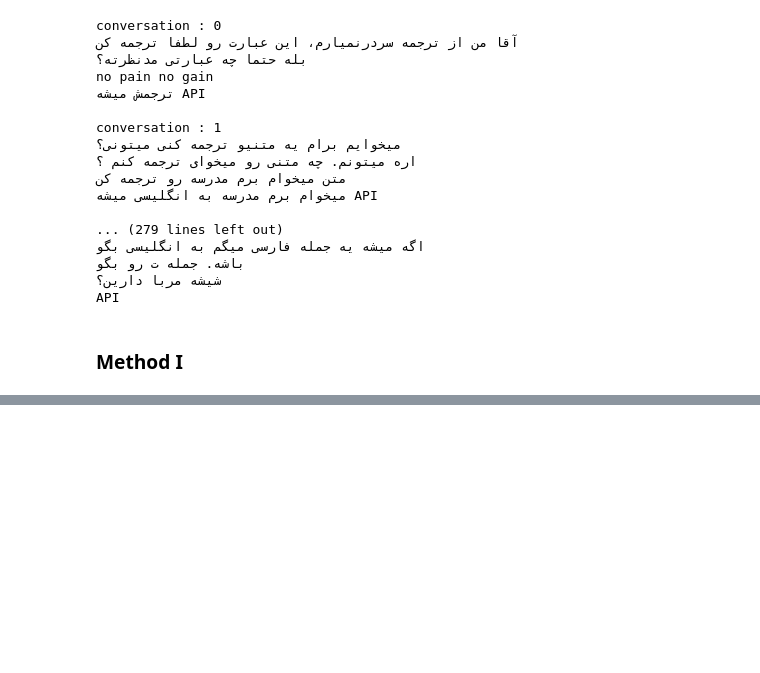
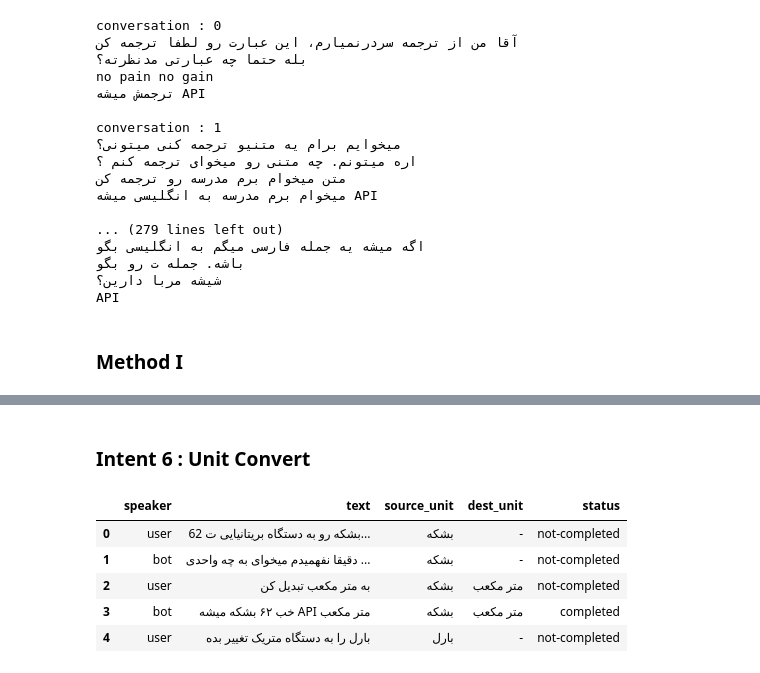
Before and after one commit to Precioux/Eunoia-Plus, a Jupyter notebook: DST.ipynb, the cells around one changed output, grey strips where cells are left out. Drawn from its saved outputs; the diff is of its cells as text; code cells hidden in the pictures; blank space fills up the shorter version.

```diff
--- a/DST.ipynb
+++ b/DST.ipynb
@@ -1944,0 +2104,16 @@ query3 = f"INSERT INTO dst_table ( Source_language, Dest_language, Sentence) VAL
+# %% [markdown]
+### Intent 6 : Unit Convert
+# %%
+# Load the Excel file
+file_path = 'data/unit_convert.xlsx'
+df = pd.read_excel(file_path)
+
+# Display the first few rows of the dataframe
+df.head()
+# %% [output]
+|  | speaker | text | source_unit | dest_unit | status |
+| 0 | user | 62 بشکه رو به دستگاه بریتانیایی ت... | بشکه | - | not-completed |
+| 1 | bot | دقیقا نفهمیدم میخوای به چه واحدی ... | بشکه | - | not-completed |
+| 2 | user | به متر مکعب تبدیل کن | بشکه | متر مکعب | not-completed |
+| 3 | bot | خب ۶۲ بشکه میشه API متر مکعب | بشکه | متر مکعب | completed |
+| 4 | user | بارل را به دستگاه متریک تغییر بده | بارل | - | not-completed |
```
Also changed, not shown: parts of 136 cells of this notebook, 18 other files.
